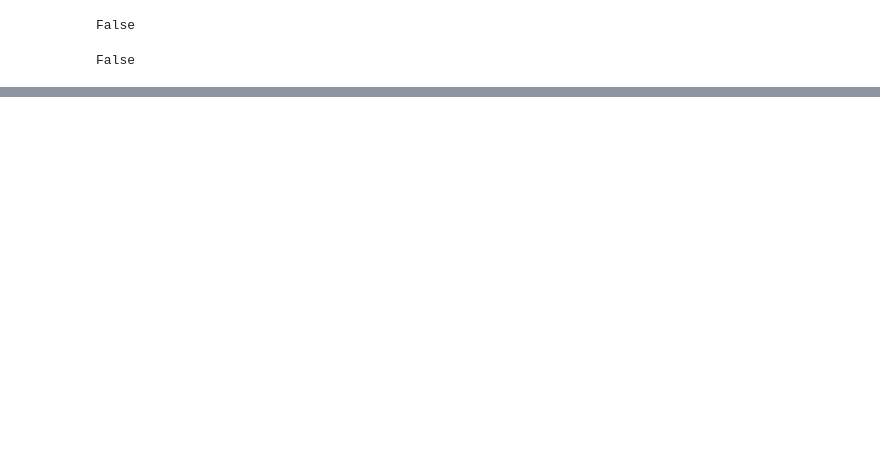
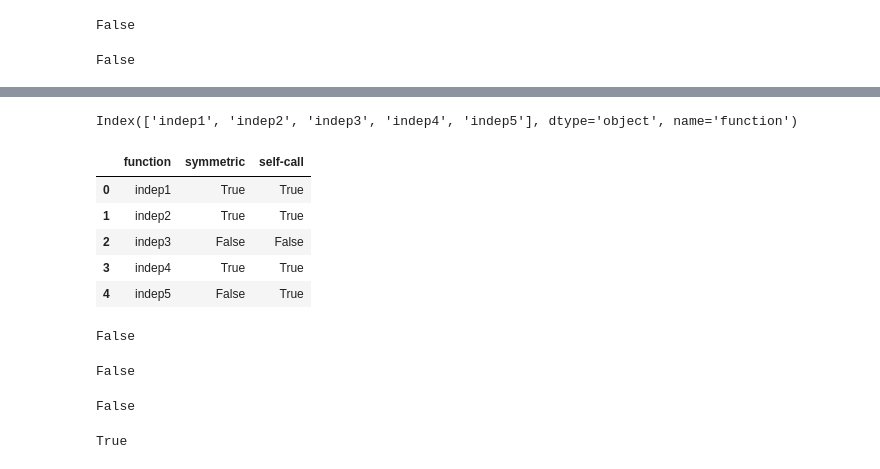
Before and after one commit to jlandercy/cookbook, a Jupyter notebook: python/stackoverflow/LinIndep.ipynb, the cells around one changed output, grey strips where cells are left out. Drawn from its saved outputs; the diff is of its cells as text; code cells hidden in the pictures; blank space fills up the shorter version.

```diff
--- a/python/stackoverflow/LinIndep.ipynb
+++ b/python/stackoverflow/LinIndep.ipynb
@@ -94,0 +161,13 @@ False
+# %%
+def check(frame):
+    c = frame.pivot_table(index='k1', columns=['function', 'k2'], values='result')
+    print(c.columns.levels[0])
+    res = []
+    for k in c.columns.levels[0]:
+        x = c[k].values
+        res.append({
+            "function": k,
+            "symmetric": check_symmetric(x),
+            "self-call": np.allclose(np.diag(x), 0.)
+        })
+    return pd.DataFrame(res)
@@ -94,0 +199,10 @@ False
+# %%
+check(df)
+# %% [output]
+Index(['indep1', 'indep2', 'indep3', 'indep4', 'indep5'], dtype='object', name='function')
+|  | function | symmetric | self-call |
+| 0 | indep1 | True | True |
+| 1 | indep2 | True | True |
+| 2 | indep3 | False | False |
+| 3 | indep4 | True | True |
+| 4 | indep5 | False | True |
@@ -94,0 +212,16 @@ False
+# %%
+indep5(v1, v2)
+# %% [output]
+False
+# %%
+indep5(v2, v1)
+# %% [output]
+False
+# %%
+indep5(np.array((0,0,0)), v1)
+# %% [output]
+False
+# %%
+indep5(v4, np.array((0,0,0)))
+# %% [output]
+True
```
Also changed, not shown: parts of 26 cells of this notebook, 1 other file.
